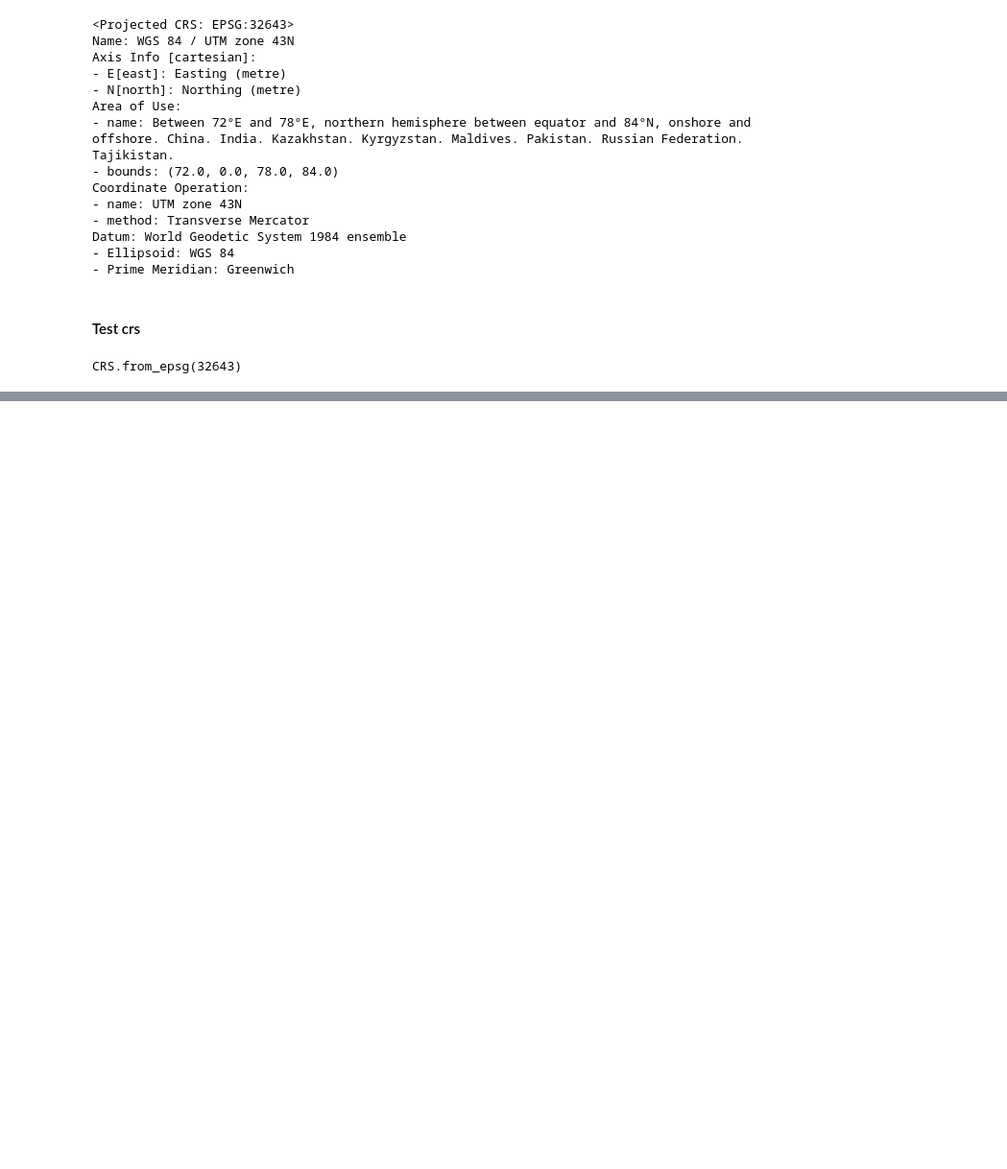
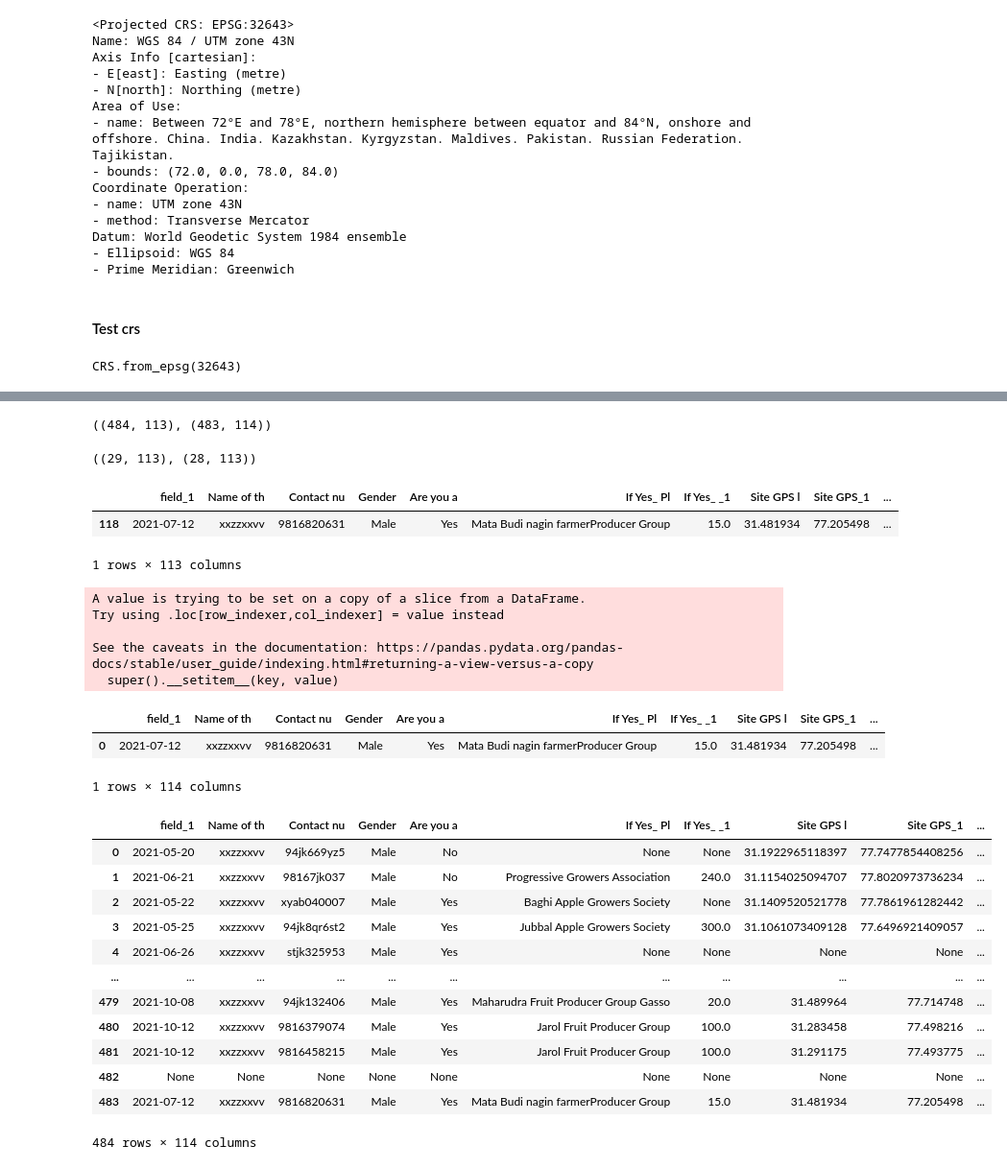
Before and after one commit to YourVirtualColdChainAssistant/MLsat-cropland-himachal, a Jupyter notebook: notebooks/Untitled.ipynb, the cells around one changed output, grey strips where cells are left out. Shown: that part at 96% size. Cells and saved outputs as stored; diff of their text form; code cells hidden in the pictures; blank space fills up the shorter version.

```diff
--- a/notebooks/Untitled.ipynb
+++ b/notebooks/Untitled.ipynb
@@ -824,0 +838,4 @@ CRS.from_epsg(32643)
+# %%
+c_shp.shape, i_shp.shape
+# %% [output]
+((484, 113), (483, 114))
@@ -824,0 +845,10 @@ CRS.from_epsg(32643)
+# %%
+rc.shape, ri.shape
+# %% [output]
+((29, 113), (28, 113))
+# %%
+rc[rc['Site GPS l'] == '31.481934']
+# %% [output]
+|  | field_1 | Name of th | Contact nu | Gender | Are you a | If Yes_ Pl | If Yes_ _1 | Site GPS l | Site GPS_1 | ... |
+| 118 | 2021-07-12 | xxzzxxvv | 9816820631 | Male | Yes | Mata Budi nagin farmerProducer Group | 15.0 | 31.481934 | 77.205498 | ... |
+1 rows × 113 columns
@@ -824,0 +857,16 @@ CRS.from_epsg(32643)
+# %%
+missed.reset_index(inplace=True, drop=True)
+# %%
+missed['check'] = missed.loc[0, 'assessment']
+# %% [output]
+A value is trying to be set on a copy of a slice from a DataFrame.
+Try using .loc[row_indexer,col_indexer] = value instead
+
+See the caveats in the documentation: https://pandas.pydata.org/pandas-docs/stable/user_guide/indexing.html#returning-a-view-versus-a-copy
+  super().__setitem__(key, value)
+# %%
+missed
+# %% [output]
+|  | field_1 | Name of th | Contact nu | Gender | Are you a | If Yes_ Pl | If Yes_ _1 | Site GPS l | Site GPS_1 | ... |
+| 0 | 2021-07-12 | xxzzxxvv | 9816820631 | Male | Yes | Mata Budi nagin farmerProducer Group | 15.0 | 31.481934 | 77.205498 | ... |
+1 rows × 114 columns
@@ -824,0 +875,20 @@ CRS.from_epsg(32643)
+# %%
+new = gpd.GeoDataFrame(pd.concat([i_shp, missed]), crs=i_shp.crs)
+# %%
+new.reset_index(inplace=True,drop=True)
+# %%
+new
+# %% [output]
+|  | field_1 | Name of th | Contact nu | Gender | Are you a | If Yes_ Pl | If Yes_ _1 | Site GPS l | Site GPS_1 | ... |
+| 0 | 2021-05-20 | xxzzxxvv | 94jk669yz5 | Male | No | None | None | 31.1922965118397 | 77.7477854408256 | ... |
+| 1 | 2021-06-21 | xxzzxxvv | 98167jk037 | Male | No | Progressive Growers Association | 240.0 | 31.1154025094707 | 77.8020973736234 | ... |
+| 2 | 2021-05-22 | xxzzxxvv | xyab040007 | Male | Yes | Baghi Apple Growers Society | None | 31.1409520521778 | 77.7861961282442 | ... |
+| 3 | 2021-05-25 | xxzzxxvv | 94jk8qr6st2 | Male | Yes | Jubbal Apple Growers Society | 300.0 | 31.1061073409128 | 77.6496921409057 | ... |
+| 4 | 2021-06-26 | xxzzxxvv | stjk325953 | Male | Yes | None | None | None | None | ... |
+| ... | ... | ... | ... | ... | ... | ... | ... | ... | ... | ... |
+| 479 | 2021-10-08 | xxzzxxvv | 94jk132406 | Male | Yes | Maharudra Fruit Producer Group Gasso | 20.0 | 31.489964 | 77.714748 | ... |
+| 480 | 2021-10-12 | xxzzxxvv | 9816379074 | Male | Yes | Jarol Fruit Producer Group | 100.0 | 31.283458 | 77.498216 | ... |
+| 481 | 2021-10-12 | xxzzxxvv | 9816458215 | Male | Yes | Jarol Fruit Producer Group | 100.0 | 31.291175 | 77.493775 | ... |
+| 482 | None | None | None | None | None | None | None | None | None | ... |
+| 483 | 2021-07-12 | xxzzxxvv | 9816820631 | Male | Yes | Mata Budi nagin farmerProducer Group | 15.0 | 31.481934 | 77.205498 | ... |
+484 rows × 114 columns
```
Also changed, not shown: parts of 14 cells of this notebook, 6 other files.
